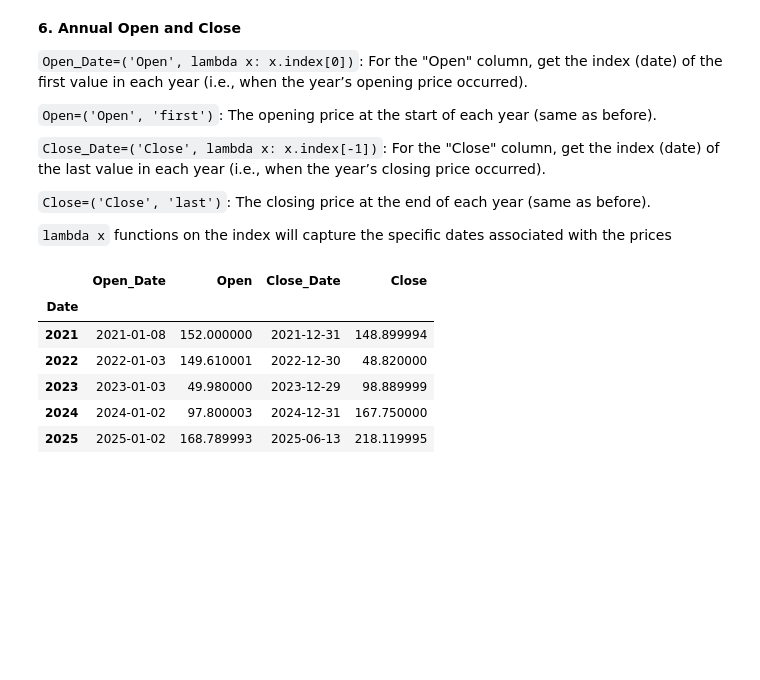
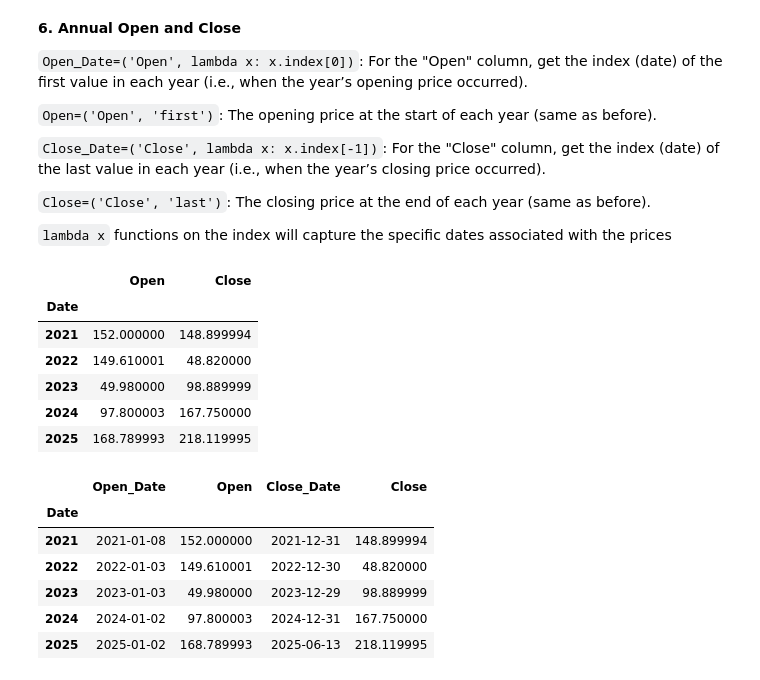
Before and after one commit to Imperial-Business-School/python-for-finance-bobby-zlatarov, a Jupyter notebook: Group Coursework (2) (2) (1).ipynb, the cells around one changed output. Cells and saved outputs as stored; diff of their text form; code cells hidden in the pictures; blank space fills up the shorter version.

```diff
--- a/Group Coursework (2) (2) (1).ipynb
+++ b/Group Coursework (2) (2) (1).ipynb
@@ -260,6 +260,16 @@ For the "Close" column, get the index (date) of the last value in each year (i.e
 The closing price at the end of each year (same as before).
 
 `lambda x` functions on the index will capture the specific dates associated with the prices
+# %%
+df.groupby(df.index.to_period('Y')).agg({"Open" : "first", "Close" : "last"})
+# %% [output]
+|  | Open | Close |
+| Date |  |  |
+| 2021 | 152.000000 | 148.899994 |
+| 2022 | 149.610001 | 48.820000 |
+| 2023 | 49.980000 | 98.889999 |
+| 2024 | 97.800003 | 167.750000 |
+| 2025 | 168.789993 | 218.119995 |
 # %%
 df.groupby(df.index.to_period('Y')).agg({"Open" : "first", "Close" : "last"})
 
```
Also changed, not shown: 5 other files.
